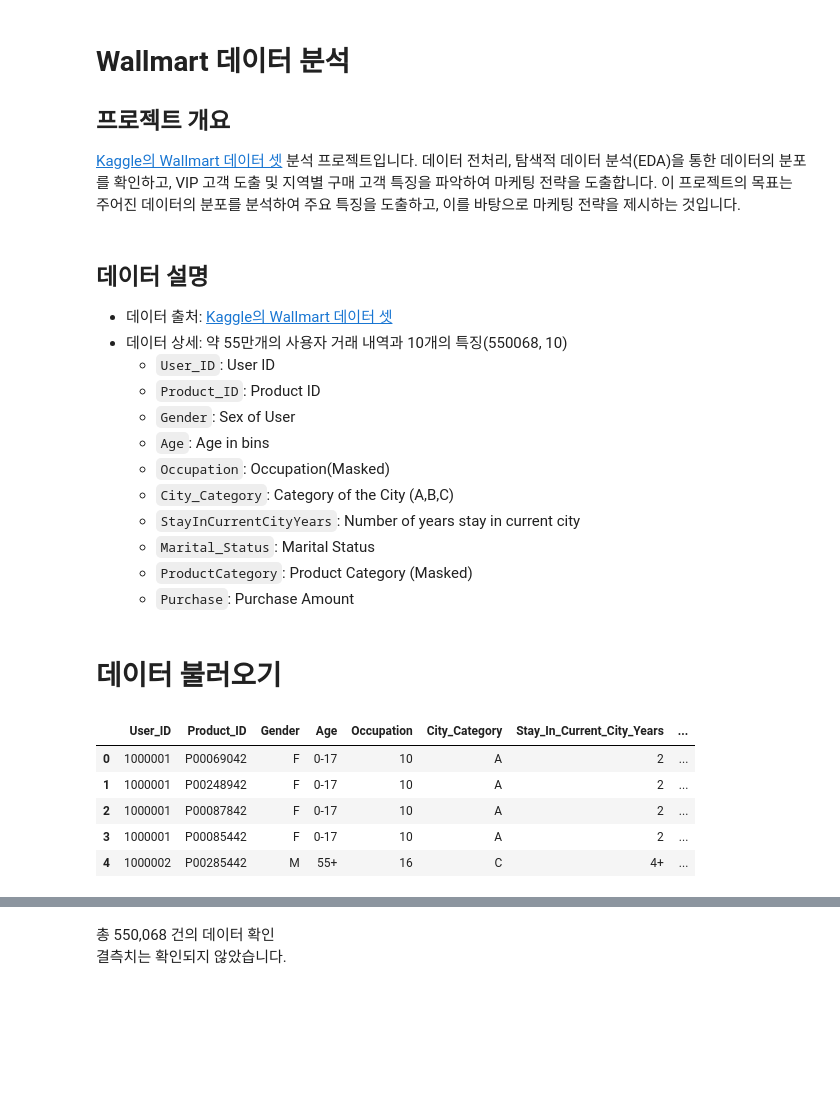
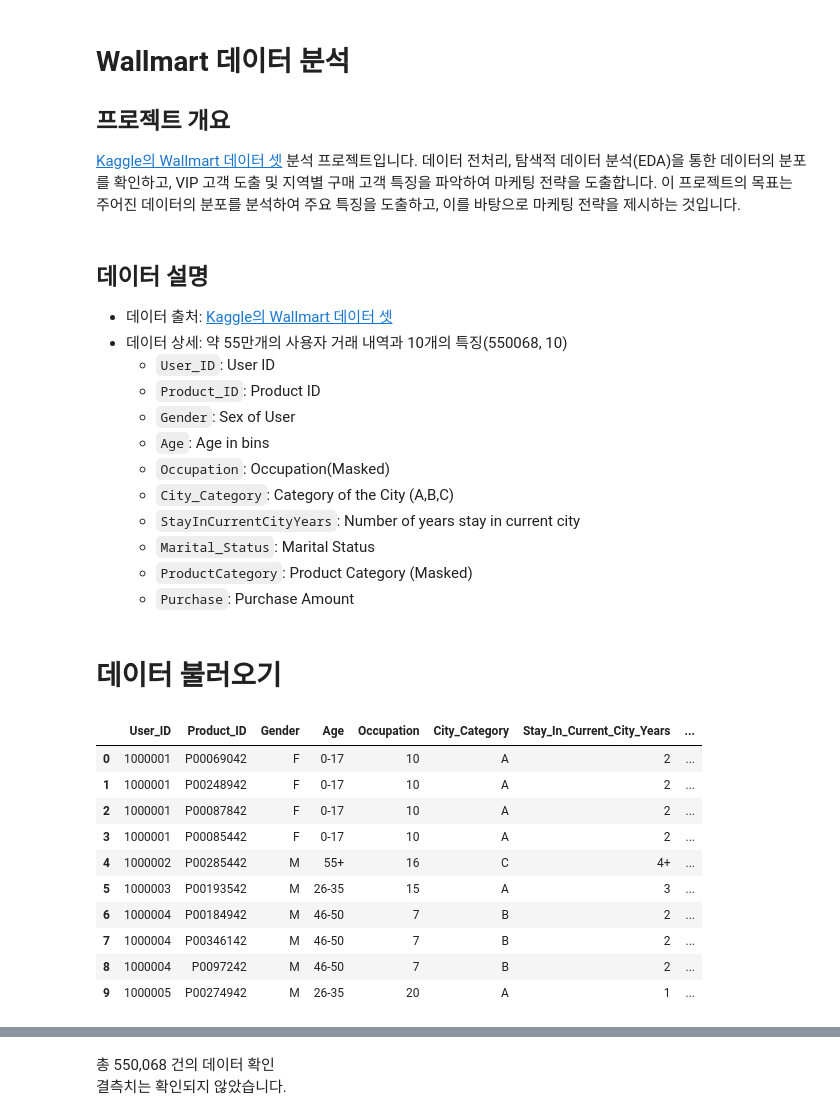
Before and after one commit to cherrima/hipython, a Jupyter notebook: Walmart/Walmart_Sales분석_강창희.ipynb, the cells around one changed output, grey strips where cells are left out. Drawn from its saved outputs; the diff is of its cells as text; code cells hidden in the pictures; blank space fills up the shorter version.

```diff
--- a/Walmart/Walmart_Sales분석_강창희.ipynb
+++ b/Walmart/Walmart_Sales분석_강창희.ipynb
@@ -2,11 +2,11 @@
 # Wallmart 데이터 분석
 
 ## 프로젝트 개요
-[Kaggle의 Wallmart 데이터 셋](https://www.kaggle.com/datasets/devarajv88/walmart-sales-dataset) 분석 프로젝트입니다. 데이터 전처리, 탐색적 데이터 분석(EDA)을 통한 데이터의 분포를 확인하고, VIP 고객 도출 및 지역별 구매 고객 특징을 파악하여 마케팅 전략을 도출합니다.
+[Kaggle의 Wallmart 데이터 셋](https://www.kaggle.com/datasets/harshalpanchal/walmart-black-friday-sales) 분석 프로젝트입니다. 데이터 전처리, 탐색적 데이터 분석(EDA)을 통한 데이터의 분포를 확인하고, VIP 고객 도출 및 지역별 구매 고객 특징을 파악하여 마케팅 전략을 도출합니다.
 이 프로젝트의 목표는 주어진 데이터의 분포를 분석하여 주요 특징을 도출하고, 이를 바탕으로 마케팅 전략을 제시하는 것입니다.
 # %% [markdown]
 ## 데이터 설명
-- 데이터 출처: [Kaggle의 Wallmart 데이터 셋](https://www.kaggle.com/datasets/devarajv88/walmart-sales-dataset)
+- 데이터 출처: [Kaggle의 Wallmart 데이터 셋](https://www.kaggle.com/datasets/harshalpanchal/walmart-black-friday-sales)
 - 데이터 상세: 약 55만개의 사용자 거래 내역과 10개의 특징(550068, 10)
   - `User_ID`: User ID
   - `Product_ID`: Product ID
@@ -30,15 +30,20 @@ plt.rcParams['axes.unicode_minus'] = False
 # %%
 import pandas as pd
 
 df = pd.read_csv('./walmart.csv')
-df.head()
+df.head(10)
 # %% [output]
 |  | User_ID | Product_ID | Gender | Age | Occupation | City_Category | Stay_In_Current_City_Years | ... |
 | 0 | 1000001 | P00069042 | F | 0-17 | 10 | A | 2 | ... |
 | 1 | 1000001 | P00248942 | F | 0-17 | 10 | A | 2 | ... |
 | 2 | 1000001 | P00087842 | F | 0-17 | 10 | A | 2 | ... |
 | 3 | 1000001 | P00085442 | F | 0-17 | 10 | A | 2 | ... |
 | 4 | 1000002 | P00285442 | M | 55+ | 16 | C | 4+ | ... |
+| 5 | 1000003 | P00193542 | M | 26-35 | 15 | A | 3 | ... |
+| 6 | 1000004 | P00184942 | M | 46-50 | 7 | B | 2 | ... |
+| 7 | 1000004 | P00346142 | M | 46-50 | 7 | B | 2 | ... |
+| 8 | 1000004 | P0097242 | M | 46-50 | 7 | B | 2 | ... |
+| 9 | 1000005 | P00274942 | M | 26-35 | 20 | A | 1 | ... |
 # %%
 df.info()
 # %% [output]
```
Also changed, not shown: parts of 8 cells of this notebook, 3 other files.
